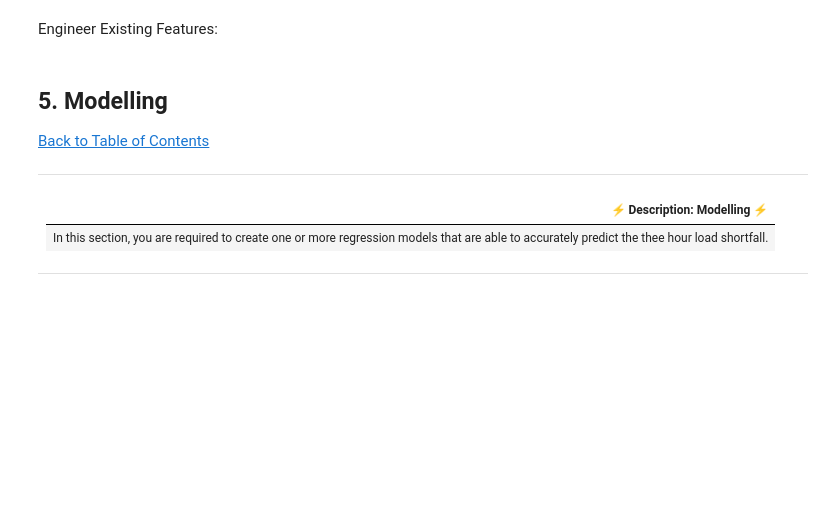
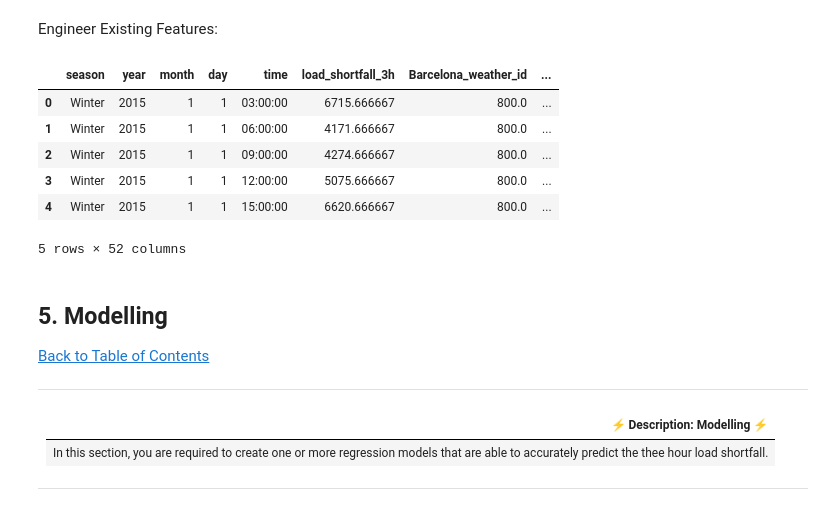
Before and after one commit to PRICILLNDOU/Team-EG3-Regression, a Jupyter notebook: starter-notebook_Christelle.ipynb, the cells around one changed output. Drawn from its saved outputs; the diff is of its cells as text; code cells hidden in the pictures; blank space fills up the shorter version.

```diff
--- a/starter-notebook_Christelle.ipynb
+++ b/starter-notebook_Christelle.ipynb
@@ -362,7 +362,28 @@ df.head()
 # %% [markdown]
 Engineer Existing Features:
 # %%
-# engineer existing features
+# Change the order of columns
+desired_column_order = ['season' ,'year', 'month', 'day', 'time', 'load_shortfall_3h', 'Barcelona_weather_id' , 'Barcelona_wind_speed',
+                        'Barcelona_wind_deg' , 'Barcelona_temp', 'Barcelona_temp_min', 'Barcelona_temp_max' , 'Barcelona_rain_1h',
+                        'Barcelona_rain_3h' , 'Barcelona_pressure', 'Bilbao_weather_id' , 'Bilbao_wind_speed' , 'Bilbao_wind_deg' ,
+                        'Bilbao_temp' , 'Bilbao_temp_min' , 'Bilbao_temp_max' , 'Bilbao_rain_1h', 'Bilbao_snow_3h', 'Bilbao_pressure',
+                        'Bilbao_clouds_all', 'Madrid_weather_id' , 'Madrid_wind_speed', 'Madrid_temp' , 'Madrid_temp_min' , 'Madrid_temp_max' ,
+                        'Madrid_rain_1h' , 'Madrid_pressure' , 'Madrid_clouds_all' , 'Madrid_humidity', 'Seville_weather_id' , 'Seville_wind_speed' ,
+                        'Seville_temp' , 'Seville_temp_min' , 'Seville_temp_max' , 'Seville_rain_1h' , 'Seville_rain_3h' , 'Seville_pressure' ,
+                        'Seville_clouds_all' , 'Seville_humidity', 'Valencia_wind_speed' , 'Valencia_wind_deg', 'Valencia_temp' , 'Valencia_temp_max' ,
+                        'Valencia_temp_min' , 'Valencia_snow_3h' , 'Valencia_pressure', 'Valencia_humidity']
+df = df[desired_column_order]
+# %%
+# Now, df will have columns in the correct order
+df.head()
+# %% [output]
+|  | season | year | month | day | time | load_shortfall_3h | Barcelona_weather_id | ... |
+| 0 | Winter | 2015 | 1 | 1 | 03:00:00 | 6715.666667 | 800.0 | ... |
+| 1 | Winter | 2015 | 1 | 1 | 06:00:00 | 4171.666667 | 800.0 | ... |
+| 2 | Winter | 2015 | 1 | 1 | 09:00:00 | 4274.666667 | 800.0 | ... |
+| 3 | Winter | 2015 | 1 | 1 | 12:00:00 | 5075.666667 | 800.0 | ... |
+| 4 | Winter | 2015 | 1 | 1 | 15:00:00 | 6620.666667 | 800.0 | ... |
+5 rows × 52 columns
 # %% [markdown]
 <a id="five"></a>
 ## 5. Modelling
```
